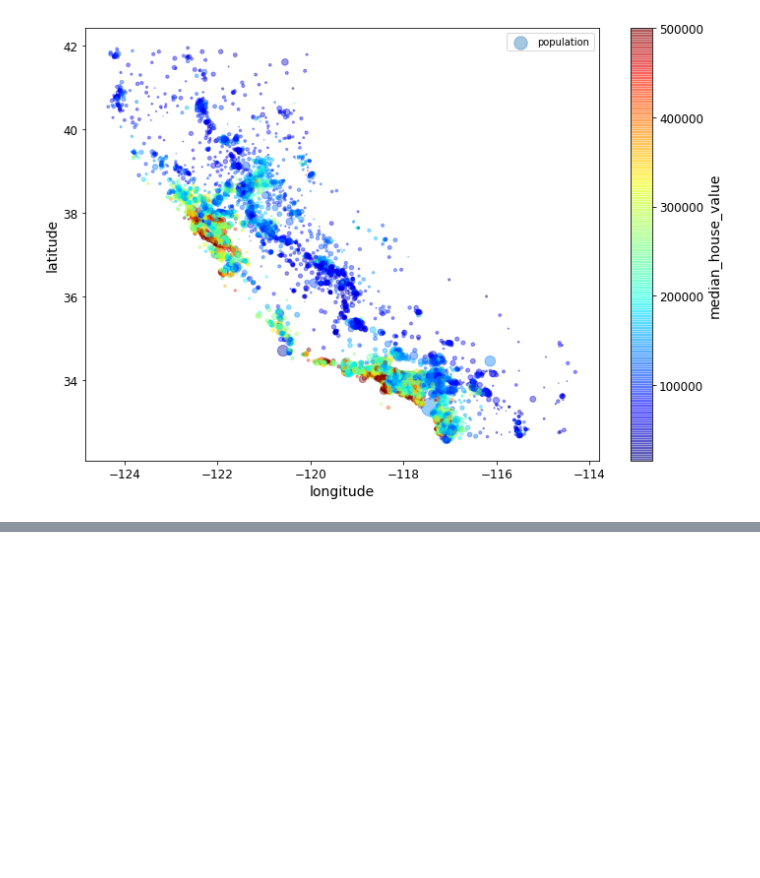
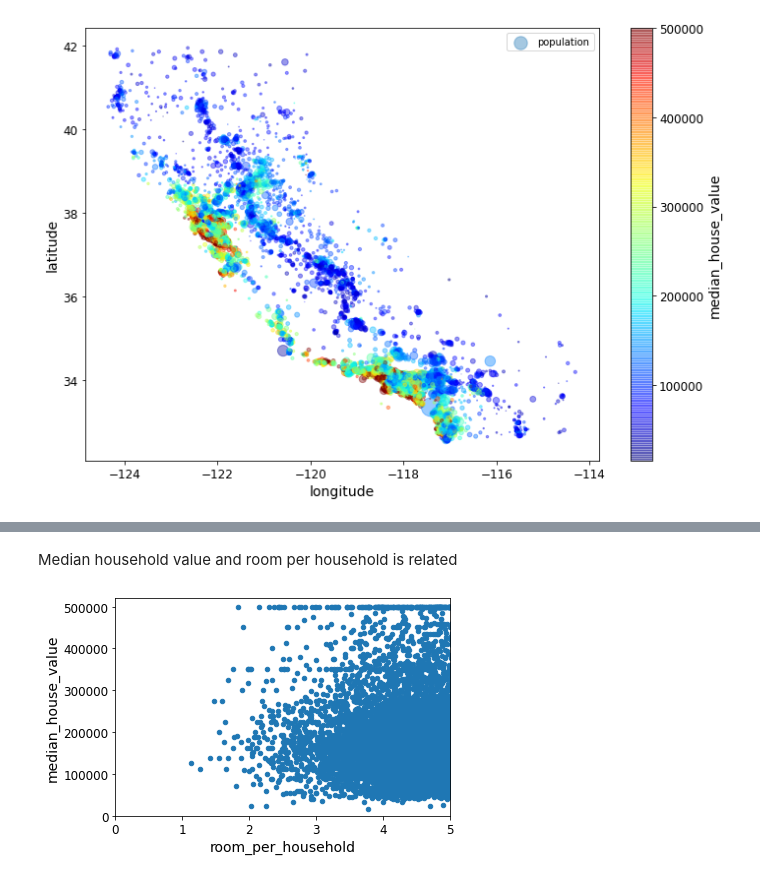
Before and after one commit to mynamerahulkumar/GitHub, a Jupyter notebook: Machine_Learning/Hands_on_ML_with_scikit_learn_keras_tensorflow2/2_end_to_end_ML_project.ipynb, the cells around one changed output, grey strips where cells are left out. Cells and saved outputs as stored; diff of their text form; code cells hidden in the pictures; blank space fills up the shorter version.

```diff
--- a/Machine_Learning/Hands_on_ML_with_scikit_learn_keras_tensorflow2/2_end_to_end_ML_project.ipynb
+++ b/Machine_Learning/Hands_on_ML_with_scikit_learn_keras_tensorflow2/2_end_to_end_ML_project.ipynb
@@ -285,0 +339,4 @@ Saving figure Housing_price_scatterplot
+# %%
+housing["room_per_household"]=housing["total_rooms"]/housing["households"]
+housing["bedroom_per_room"]=housing["total_bedrooms"]/housing["total_rooms"]
+housing["population_per_household"]=housing["population"]/housing["households"]
@@ -285,0 +360,8 @@ Saving figure Housing_price_scatterplot
+# %% [markdown]
+Median household value and room per household is related
+# %%
+housing.plot(kind="scatter",x="room_per_household",y="median_house_value")
+plt.axis([0,5,0,520000])
+plt.show()
+# %% [output]
+[figure, added]
```
Also changed, not shown: parts of 46 cells of this notebook.
